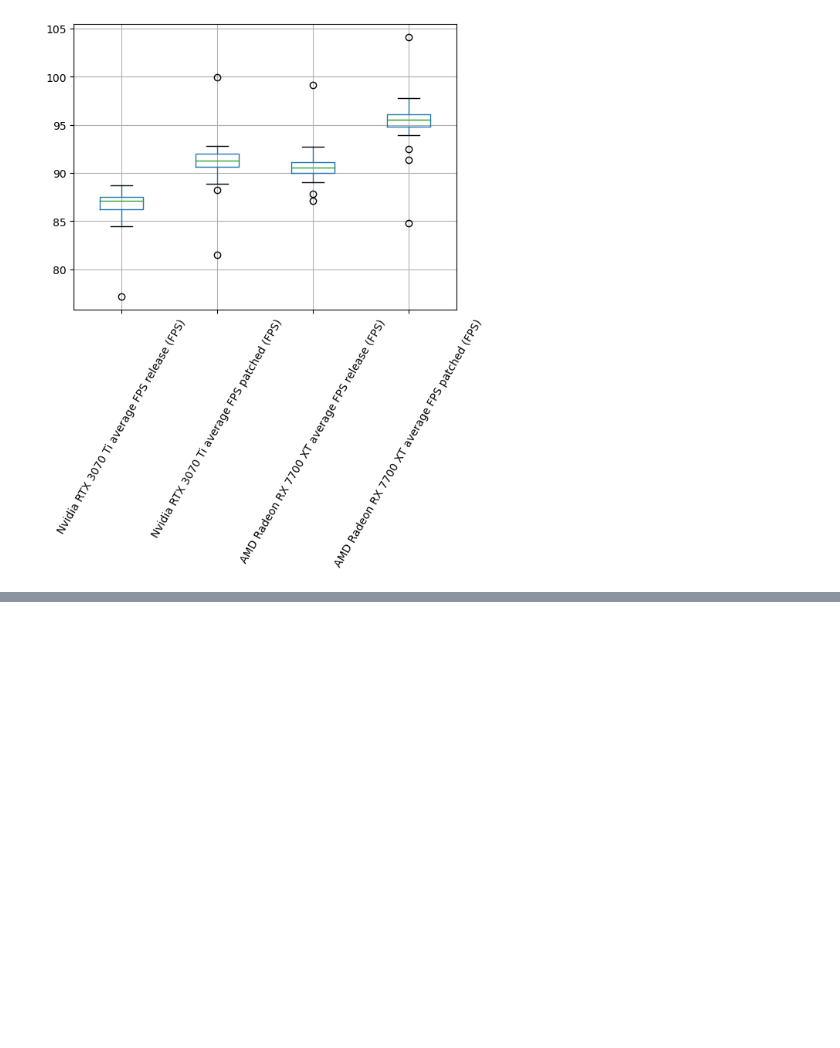
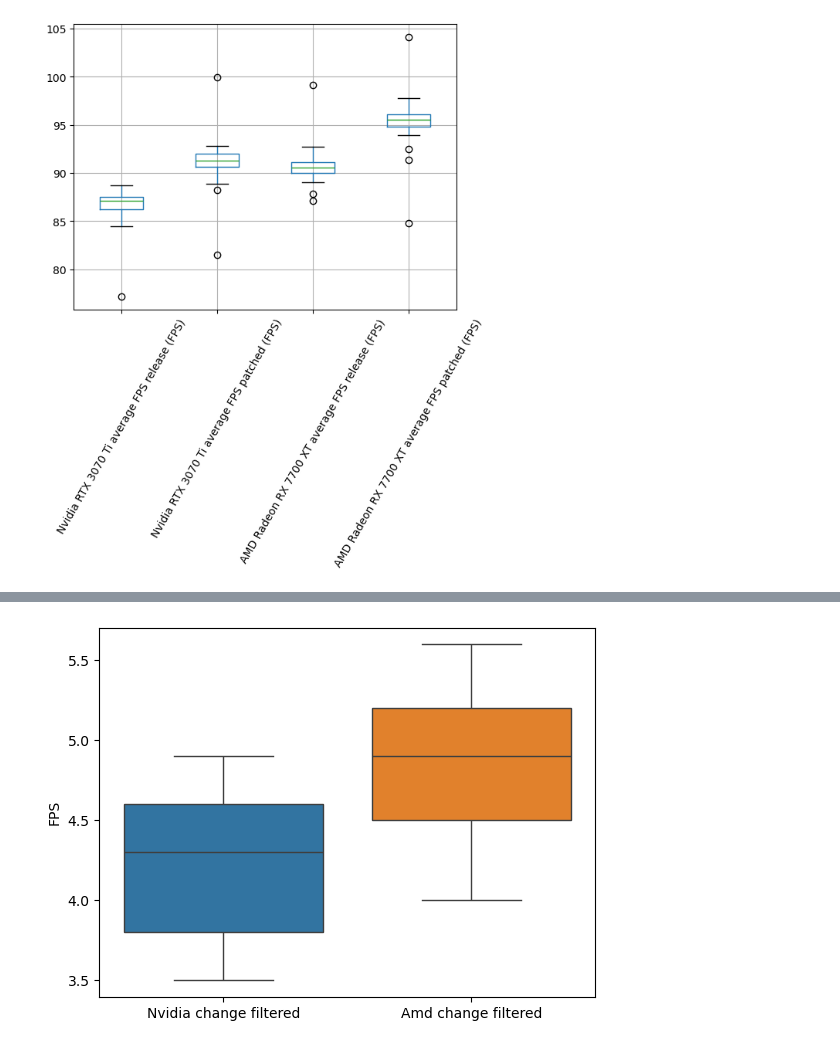
Before and after one commit to BoushiSeikatsu/PS, a Jupyter notebook: first_homework.ipynb, the cells around one changed output, grey strips where cells are left out. Saved outputs shown, nothing was run; the diff lists cells and outputs as text; code cells hidden in the pictures; blank space fills up the shorter version.

```diff
--- a/first_homework.ipynb
+++ b/first_homework.ipynb
@@ -171,0 +277,8 @@ plt.savefig("boxplot.png", bbox_inches="tight")
+# %%
+nvidiaFiltered = cutoff(dfChange, "Nvidia change")
+amdFiltered = cutoff(dfChange, "Amd change")
+filteredDict = {
+    "Nvidia change filtered": nvidiaFiltered,
+    "Amd change filtered": amdFiltered
+}
+filteredDf = pd.DataFrame(filteredDict)
@@ -171,0 +353,7 @@ plt.savefig("boxplot.png", bbox_inches="tight")
+# %%
+sns.boxplot(filteredDf)
+plt.ylabel("FPS")
+plt.savefig("filteredChange.png", bbox_inches="tight")
+plt.show()
+# %% [output]
+[figure, added]
```
Also changed, not shown: parts of 26 cells of this notebook, 6 other files.
